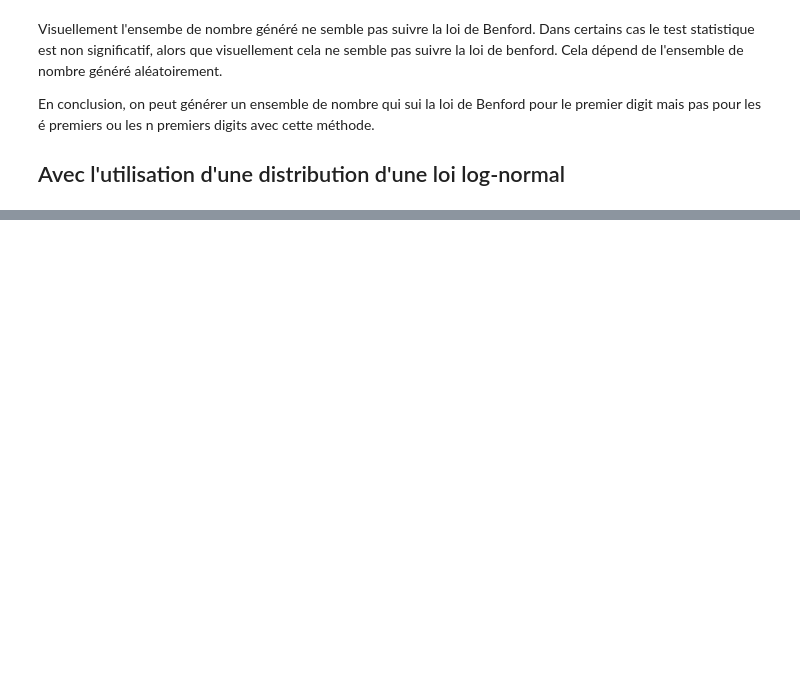
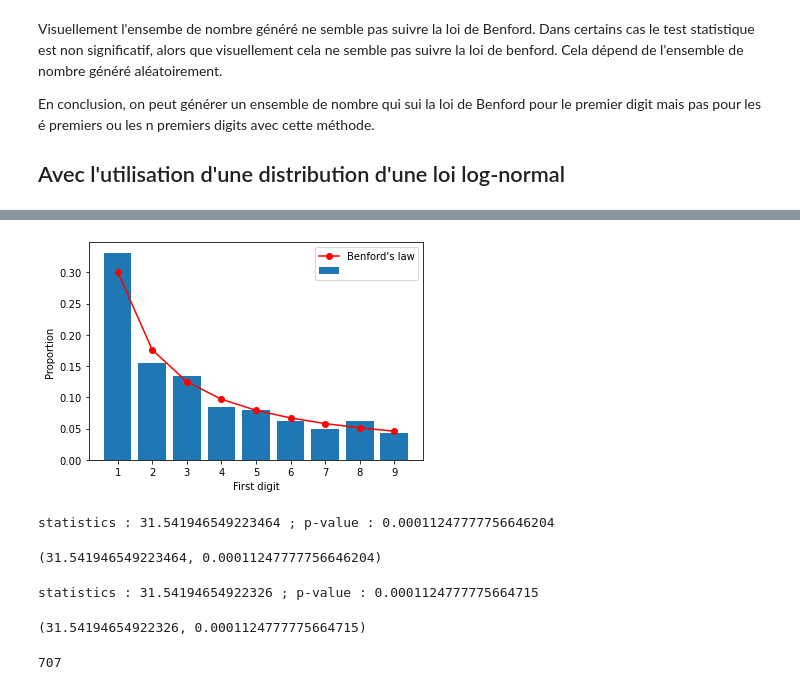
Before and after one commit to pierrepo/benford-law, a Jupyter notebook: generate_benford_data.ipynb, the cells around one changed output, grey strips where cells are left out. Cells and saved outputs as stored; diff of their text form; code cells hidden in the pictures; blank space fills up the shorter version.

```diff
--- a/generate_benford_data.ipynb
+++ b/generate_benford_data.ipynb
@@ -184,0 +219,20 @@ plt.hist(test, bins=100, density=True);
+# %%
+ben.build_hist_freq_ben(f_obs, ben.get_theoretical_freq_benford(), 1)
+# %% [output]
+[figure, added]
+# %%
+ben.chi2_test(test, ben.get_theoretical_freq_benford())
+# %% [output]
+statistics : 31.541946549223464 ; p-value : 0.00011247777756646204
+(31.541946549223464, 0.00011247777756646204)
+# %%
+ben.calculate_bootstrap_chi2(test, ben.get_theoretical_freq_benford(1), 1)
+# %% [output]
+statistics : 31.54194654922326 ; p-value : 0.0001124777775664715
+(31.54194654922326, 0.0001124777775664715)
+# %%
+d_obs = ben.count_first_digit(test, 2)
+f_obs = ben.normalize_first_digit(d_obs)
+print(sum(d_obs))
+# %% [output]
+707
```
Also changed, not shown: parts of 31 cells of this notebook, 2 other files.
